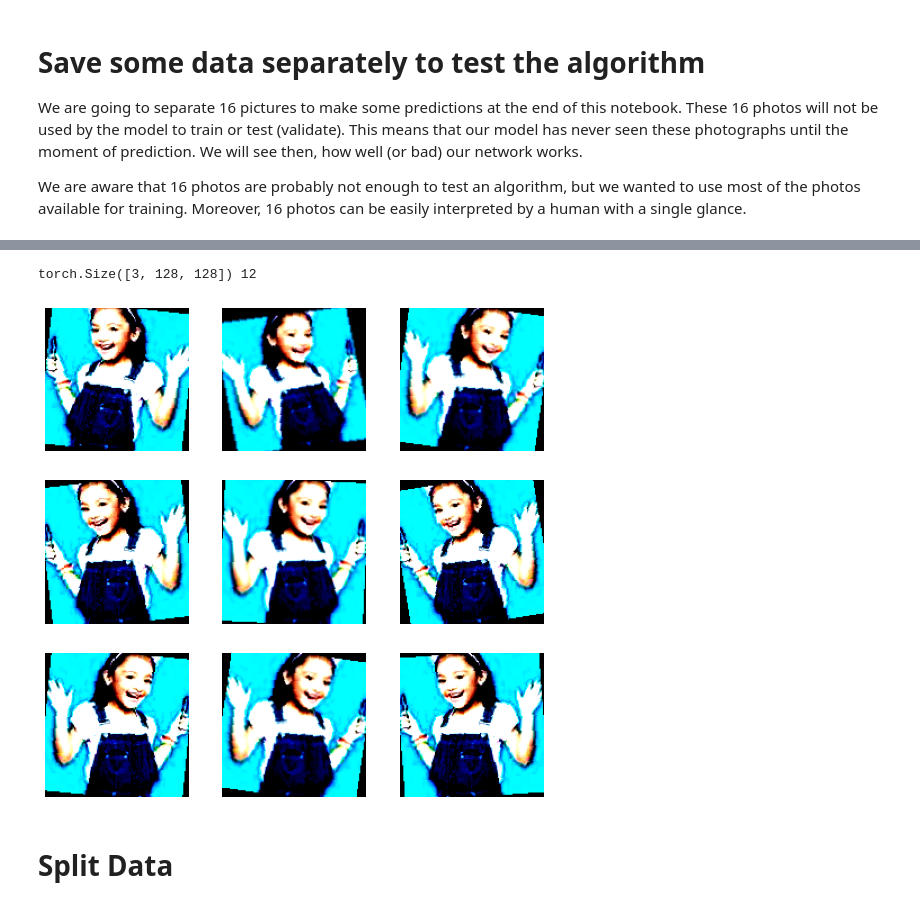
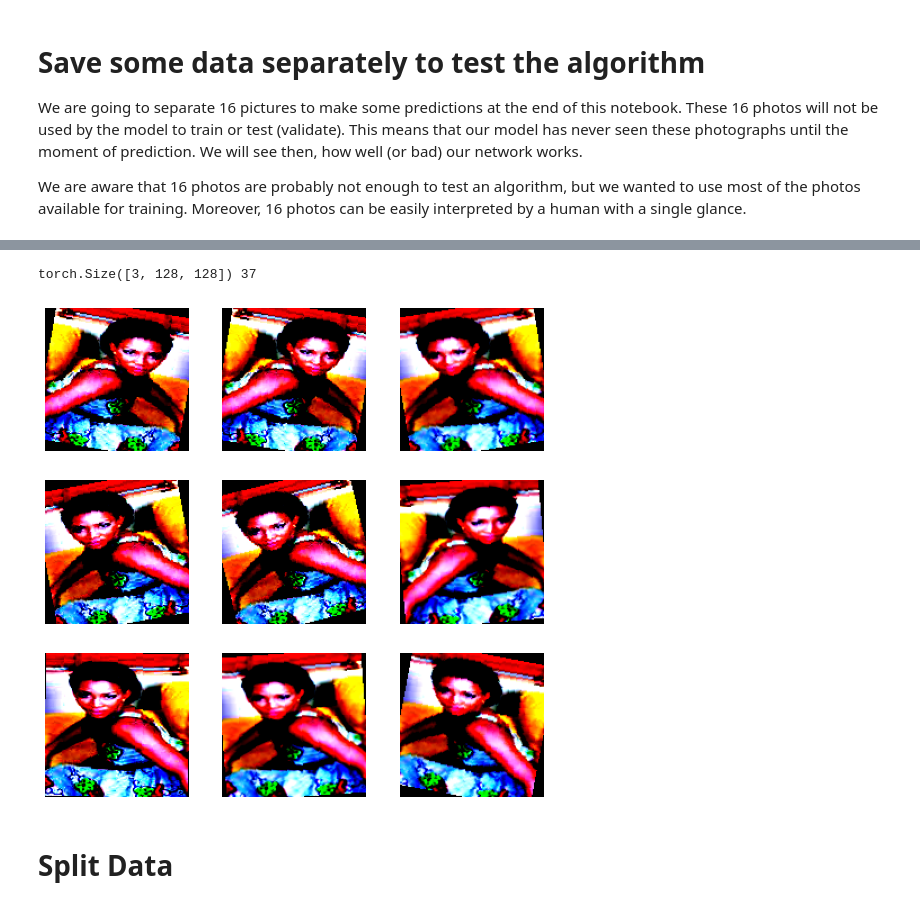
Before and after one commit to variableVG/CV_project, a Jupyter notebook: 06_PyTorch_CNN_Model.ipynb, the cells around one changed output, grey strips where cells are left out. Saved outputs shown, nothing was run; the diff lists cells and outputs as text; code cells hidden in the pictures.

```diff
--- a/06_PyTorch_CNN_Model.ipynb
+++ b/06_PyTorch_CNN_Model.ipynb
@@ -178,19 +178,19 @@ print(len(tensor_dataset))
 # %%
-img, label = tensor_dataset[600] # get item 3
+img, label = tensor_dataset[8] # get item 3
 print(img.shape, label)
 # Element at index 3 is a pytorch image with age 37.
 # %% [output]
-torch.Size([3, 128, 128]) 12
+torch.Size([3, 128, 128]) 37
 # %%
 # Check how data augmentation looks like for picture 3 in dataset
 plt.figure(figsize=(9,9))
 
 for i in range(9):
   plt.subplot(3, 3, i + 1) # index starts from 1, not 0
-  plt.imshow(tensor_dataset[600][0].permute(1, 2, 0))
+  plt.imshow(tensor_dataset[8][0].permute(1, 2, 0))
   plt.axis('off')
 # %% [output]
-[figure, old version]
+[figure, new version]
 # %% [markdown]
 # Split Data
 # %%
```
Also changed, not shown: parts of 12 cells of this notebook.
